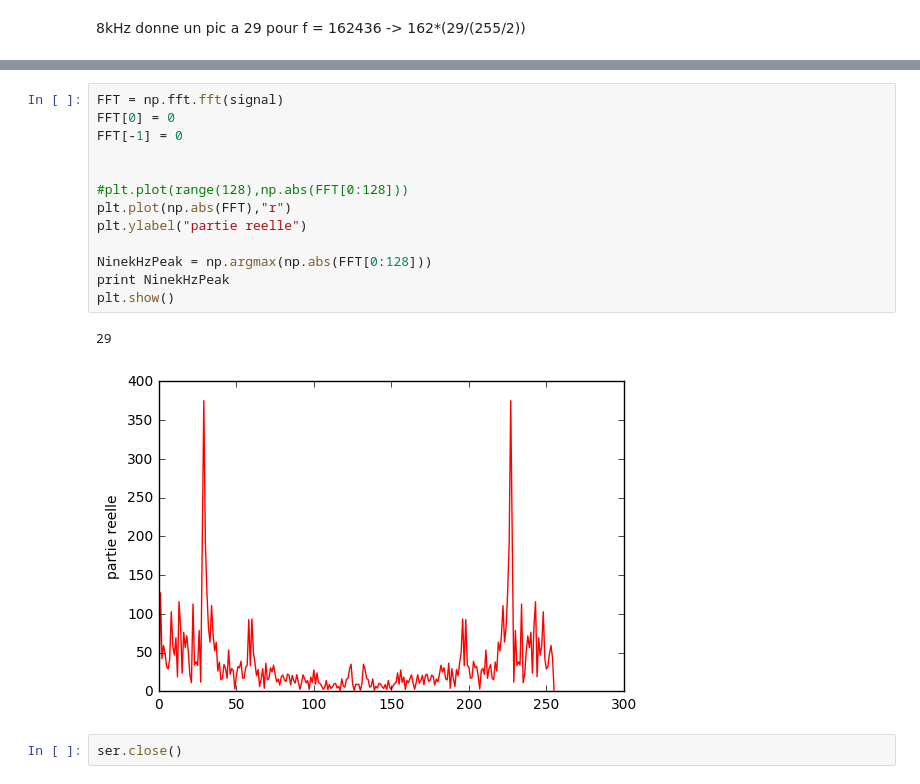
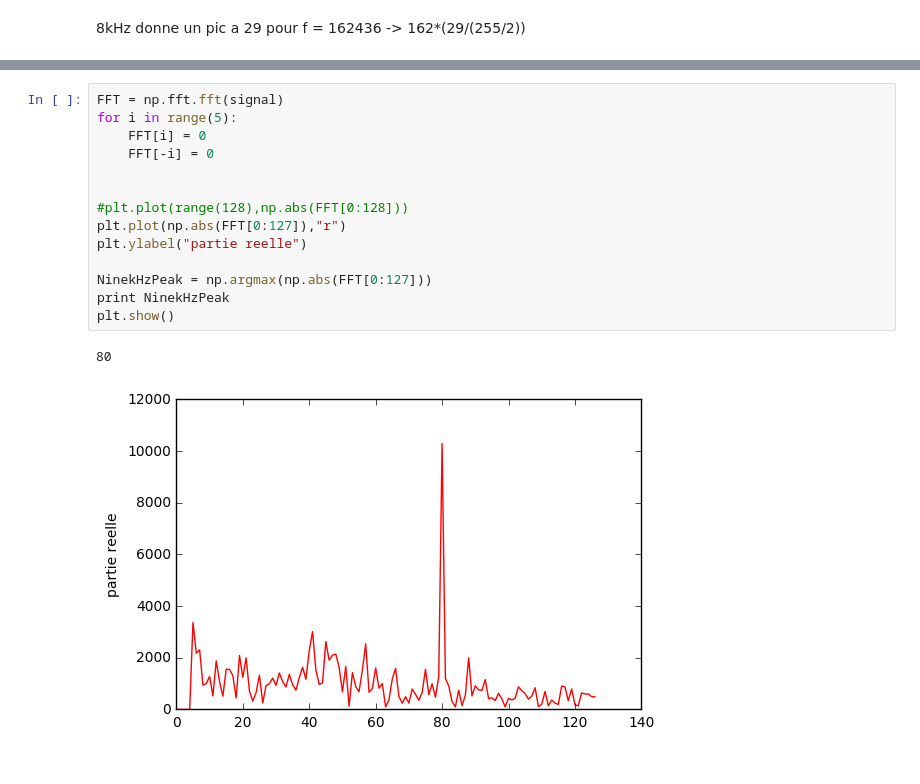
Before and after one commit to kelu124/ultrasHound, a Jupyter notebook: 20170601-getDataDevice.ipynb, the cells around one changed output, grey strips where cells are left out. Saved outputs shown, nothing was run; the diff lists cells and outputs as text.

```diff
--- a/20170601-getDataDevice.ipynb
+++ b/20170601-getDataDevice.ipynb
@@ -48,18 +49,17 @@ plt.show()
 # %%
 FFT = np.fft.fft(signal)
-FFT[0] = 0
-FFT[-1] = 0
+for i in range(5):
+    FFT[i] = 0
+    FFT[-i] = 0
 
 
 #plt.plot(range(128),np.abs(FFT[0:128]))
-plt.plot(np.abs(FFT),"r")
+plt.plot(np.abs(FFT[0:127]),"r")
 plt.ylabel("partie reelle")
 
-NinekHzPeak = np.argmax(np.abs(FFT[0:128]))
+NinekHzPeak = np.argmax(np.abs(FFT[0:127]))
 print NinekHzPeak
 plt.show()
 # %% [output]
-29
+80
-[figure, old version]
+[figure, new version]
-# %%
-ser.close()
```
Also changed, not shown: parts of 5 cells of this notebook, 5 other files.
